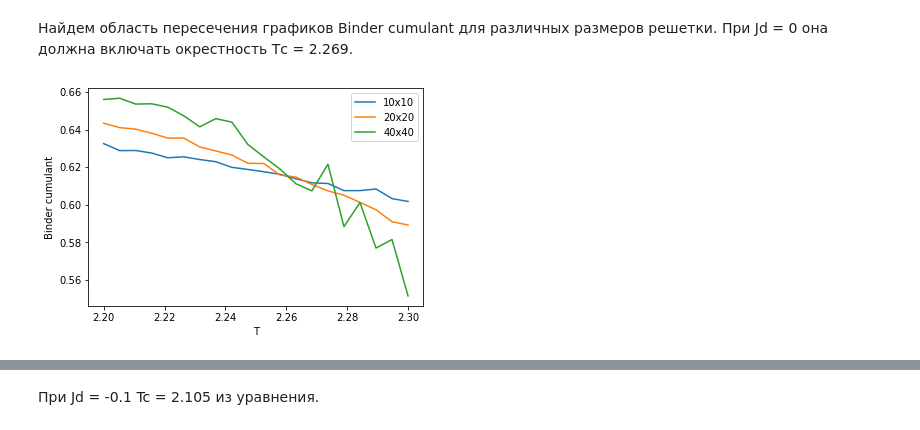
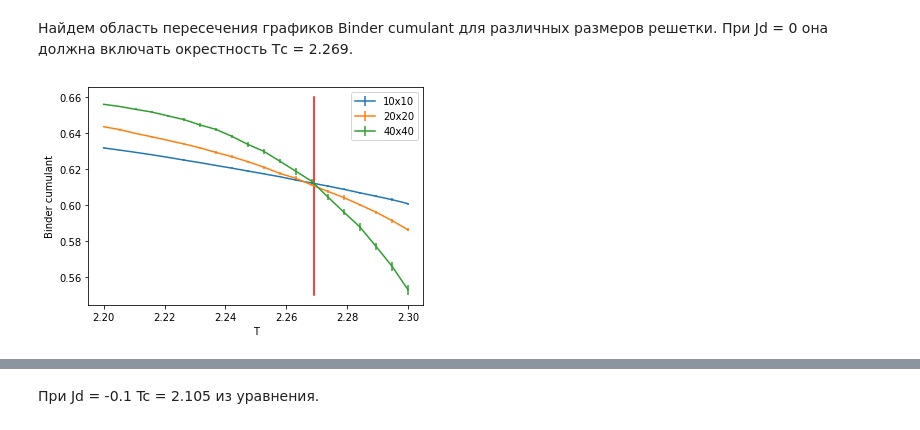
Before and after one commit to vnsverchkova/VKR, a Jupyter notebook: binder cumulatn.ipynb, the cells around one changed output, grey strips where cells are left out. Saved outputs shown, nothing was run; the diff lists cells and outputs as text; code cells hidden in the pictures.

```diff
--- a/binder cumulatn.ipynb
+++ b/binder cumulatn.ipynb
@@ -137,9 +176,0 @@ Temps = np.linspace(2.2, 2.3, 20)
-# %%
-binder_10 = []
-binder_20 = []
-binder_40 = []
-
-for t in tqdm(Temps):
-    binder_10.append(simulate(10,t,1,0,int(2e5),int(1e5)))
-    binder_20.append(simulate(20,t,1,0,int(2e6),int(1e5)))
-    binder_40.append(simulate(40,t,1,0,int(2e6),int(1e5)))
@@ -146,11 +202,28 @@ for t in tqdm(Temps):
+# %%
+binder10_0 = []
+binder20_0 = []
+binder40_0 = []
+er10_0 = []
+er20_0 = []
+er40_0 = []
+for t in range(T):
+    binder10_0.append(np.mean( [binder_10[i,t] for i in range(N)] ))
+    er10_0.append(np.std( [binder_10[i,t] for i in range(N)] ))
+
+    binder20_0.append(np.mean( [binder_20[i,t] for i in range(N)] ))
+    er20_0.append(np.std( [binder_20[i,t] for i in range(N)] ))
+
+    binder40_0.append(np.mean( [binder_40[i,t] for i in range(N)] ))
+    er40_0.append(np.std( [binder_40[i,t] for i in range(N)] ))
 # %%
-plt.plot(Temps, binder_10, label = '10x10')
-plt.plot(Temps, binder_20, label = '20x20')
-plt.plot(Temps, binder_40, label = '40x40')
+plt.errorbar(Temps, binder10_0, yerr = er10_0, label = '10x10')
+plt.errorbar(Temps, binder20_0, yerr = er20_0, label = '20x20')
+plt.errorbar(Temps, binder40_0, yerr = er40_0, label = '40x40')
+plt.plot([2.269]*20, np.linspace(0.55,0.66,20), c = 'r')
 plt.legend()
 
 plt.xlabel("T")
 plt.ylabel("Binder cumulant")
 plt.show()
 # %% [output]
-[figure, old version]
+[figure, new version]
```
Also changed, not shown: parts of 29 cells of this notebook.
